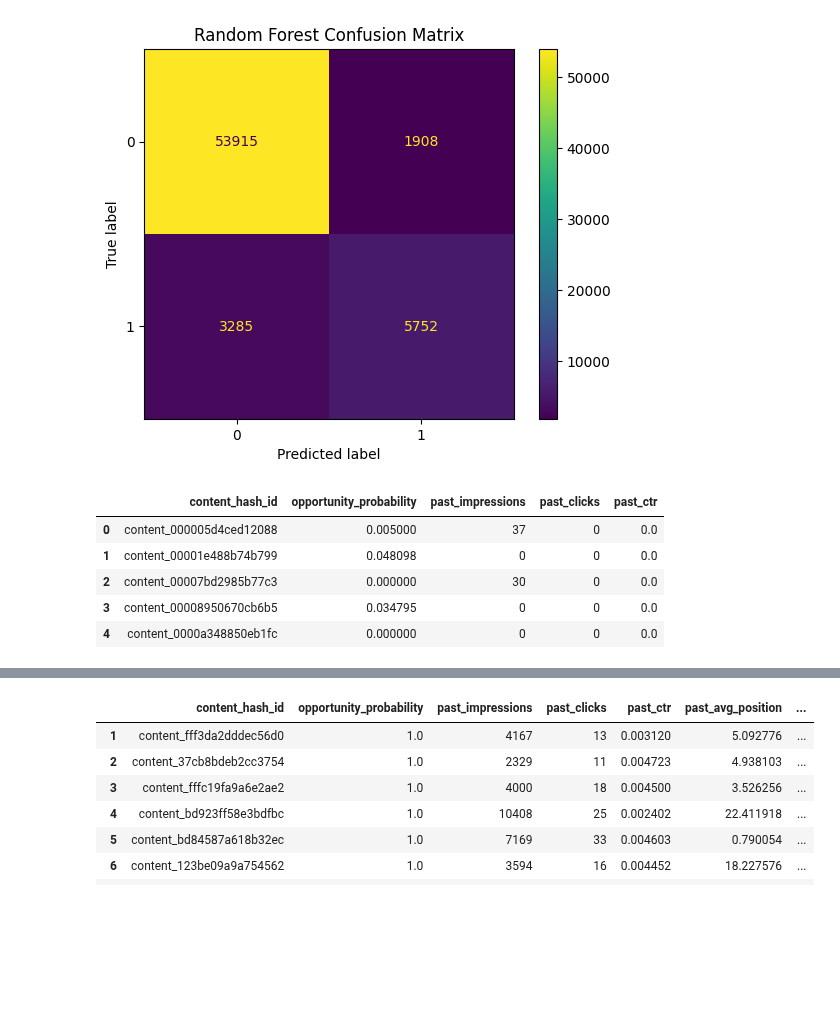
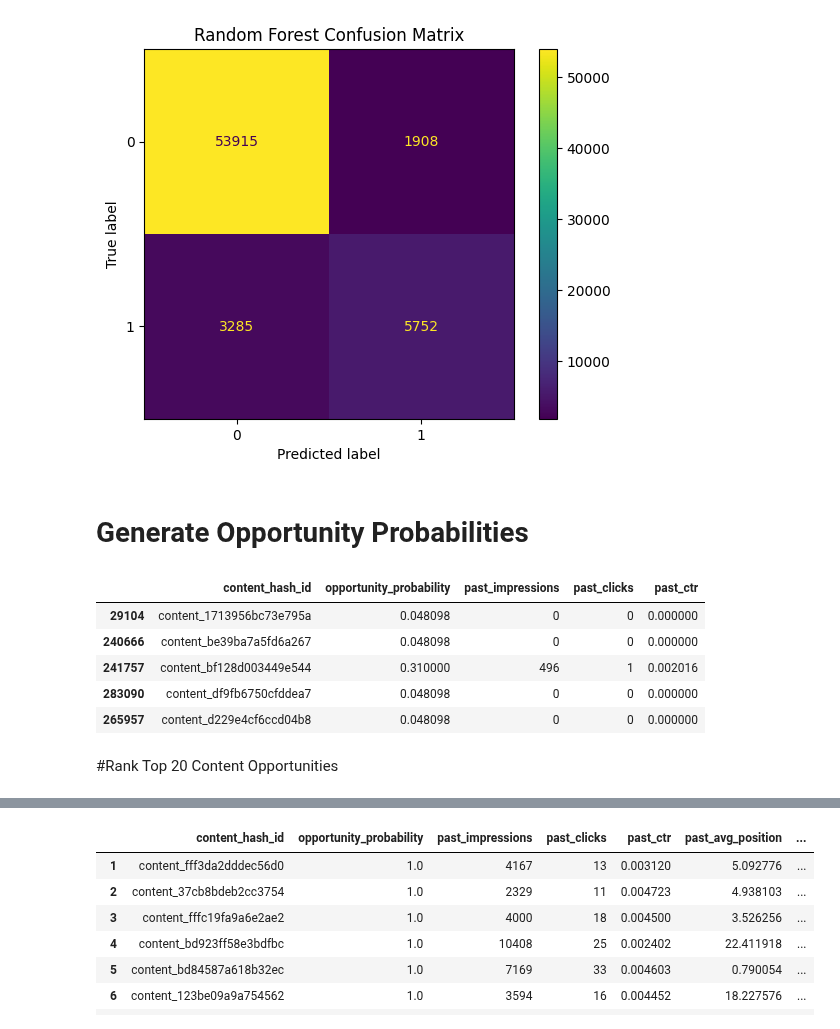
Before and after one commit to asherkashif/flyrank-ml-internship, a Jupyter notebook: work/notebooks/capstone.ipynb, the cells around one changed output, grey strips where cells are left out. Cells and saved outputs as stored; diff of their text form; code cells hidden in the pictures; blank space fills up the shorter version.

```diff
--- a/work/notebooks/capstone.ipynb
+++ b/work/notebooks/capstone.ipynb
@@ -1082,20 +1084,6 @@ baseline.fit(X_train, y_train)
 
 baseline_pred = baseline.predict(X_val)
 baseline_prob = baseline.predict_proba(X_val)[:, 1]
-# %%
-from sklearn.ensemble import RandomForestClassifier
-
-rf = RandomForestClassifier(
-    n_estimators=200,
-    random_state=42,
-    class_weight="balanced",
-    n_jobs=-1
-)
-
-rf.fit(X_train, y_train)
-
-rf_pred = rf.predict(X_val)
-rf_prob = rf.predict_proba(X_val)[:, 1]
 # %%
 from sklearn.metrics import (
     accuracy_score,
@@ -1162,26 +1152,32 @@ plt.title("Random Forest Confusion Matrix")
 plt.show()
 # %% [output]
 [figure]
+# %% [markdown]
+# Generate Opportunity Probabilities
 # %%
-# Predict probability of future opportunity
-model_df["opportunity_probability"] = rf.predict_proba(X)[:, 1]
+# Predict probability of future opportunity on validation data
+val_results = model_df.loc[X_val.index].copy()
 
-model_df[
+val_results["opportunity_probability"] = rf.predict_proba(X_val)[:, 1]
+
+val_results[
     [
         "content_hash_id",
         "opportunity_probability",
         "past_impressions",
         "past_clicks",
         "past_ctr"
     ]
 ].head()
 # %% [output]
 |  | content_hash_id | opportunity_probability | past_impressions | past_clicks | past_ctr |
-| 0 | content_000005d4ced12088 | 0.005000 | 37 | 0 | 0.0 |
-| 1 | content_00001e488b74b799 | 0.048098 | 0 | 0 | 0.0 |
-| 2 | content_00007bd2985b77c3 | 0.000000 | 30 | 0 | 0.0 |
-| 3 | content_00008950670cb6b5 | 0.034795 | 0 | 0 | 0.0 |
-| 4 | content_0000a348850eb1fc | 0.000000 | 0 | 0 | 0.0 |
+| 29104 | content_1713956bc73e795a | 0.048098 | 0 | 0 | 0.000000 |
+| 240666 | content_be39ba7a5fd6a267 | 0.048098 | 0 | 0 | 0.000000 |
+| 241757 | content_bf128d003449e544 | 0.310000 | 496 | 1 | 0.002016 |
+| 283090 | content_df9fb6750cfddea7 | 0.048098 | 0 | 0 | 0.000000 |
+| 265957 | content_d229e4cf6ccd04b8 | 0.048098 | 0 | 0 | 0.000000 |
+# %% [markdown]
+#Rank Top 20 Content Opportunities
 # %%
 top20_recommendations = (
     model_df
```
Also changed, not shown: parts of 4 cells of this notebook.
